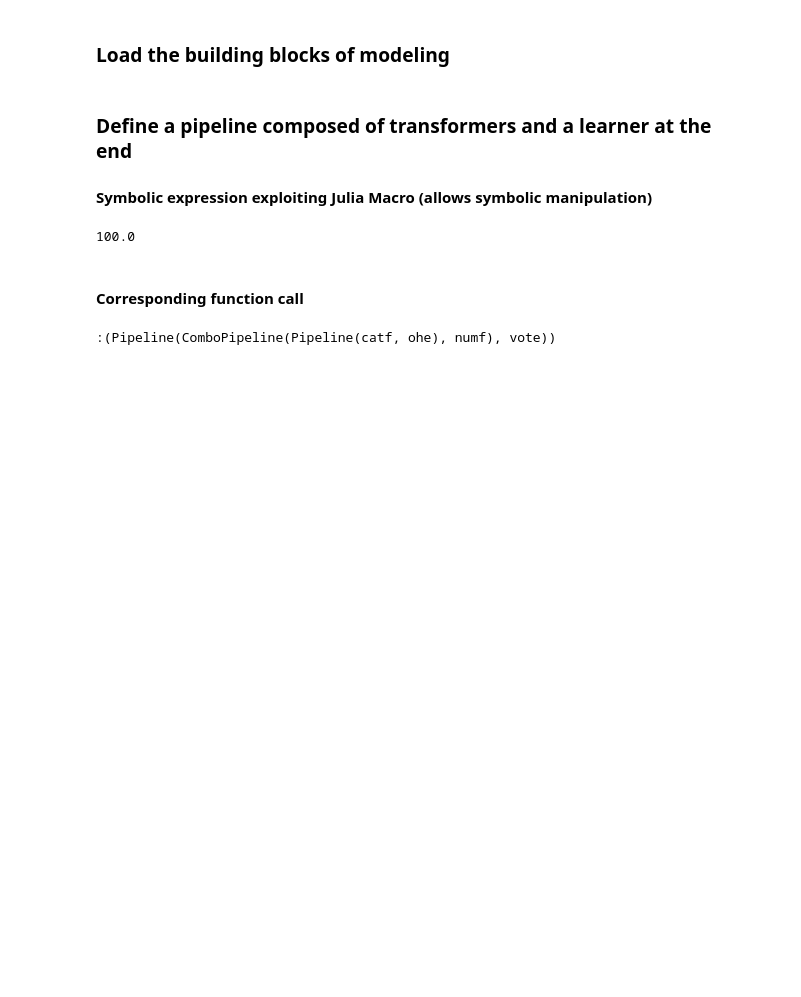
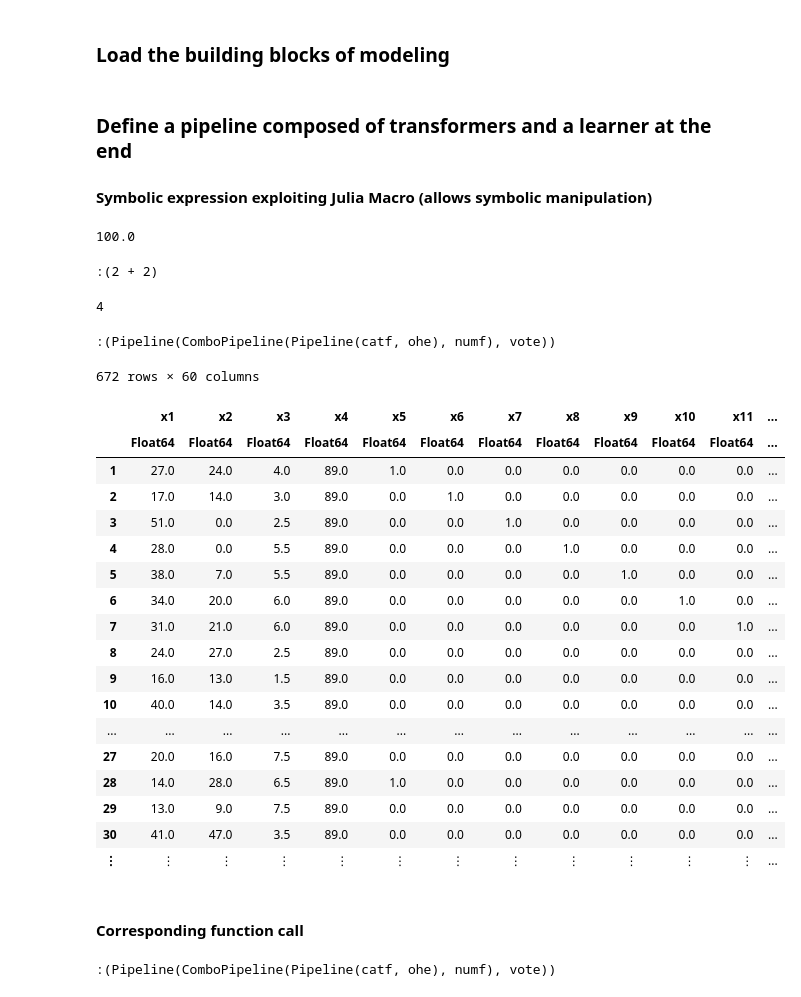
Before and after one commit to ppalmes/JuliaWorkshop, a Jupyter notebook: 03. AutoMLPipeline.ipynb, the cells around one changed output. Saved outputs shown, nothing was run; the diff lists cells and outputs as text; code cells hidden in the pictures; blank space fills up the shorter version.

```diff
--- a/03. AutoMLPipeline.ipynb
+++ b/03. AutoMLPipeline.ipynb
@@ -72,6 +72,41 @@ pred = fit_transform!(pvote,X,Y)
 score(:accuracy,pred,Y)
 # %% [output]
 100.0
+# %%
+a=:(2+2)
+# %% [output]
+:(2 + 2)
+# %%
+eval(a)
+# %% [output]
+4
+# %%
+@pipelinex (catf |> ohe) + (numf) |> vote
+# %% [output]
+:(Pipeline(ComboPipeline(Pipeline(catf, ohe), numf), vote))
+# %%
+pvote = @pipeline  numf + catf |> ohe
+pred = fit_transform!(pvote,X,Y)
+# %% [output]
+672 rows × 60 columns
+|  | x1 | x2 | x3 | x4 | x5 | x6 | x7 | x8 | x9 | x10 | x11 | ... |
+|  | Float64 | Float64 | Float64 | Float64 | Float64 | Float64 | Float64 | Float64 | Float64 | Float64 | Float64 | ... |
+| 1 | 27.0 | 24.0 | 4.0 | 89.0 | 1.0 | 0.0 | 0.0 | 0.0 | 0.0 | 0.0 | 0.0 | ... |
+| 2 | 17.0 | 14.0 | 3.0 | 89.0 | 0.0 | 1.0 | 0.0 | 0.0 | 0.0 | 0.0 | 0.0 | ... |
+| 3 | 51.0 | 0.0 | 2.5 | 89.0 | 0.0 | 0.0 | 1.0 | 0.0 | 0.0 | 0.0 | 0.0 | ... |
+| 4 | 28.0 | 0.0 | 5.5 | 89.0 | 0.0 | 0.0 | 0.0 | 1.0 | 0.0 | 0.0 | 0.0 | ... |
+| 5 | 38.0 | 7.0 | 5.5 | 89.0 | 0.0 | 0.0 | 0.0 | 0.0 | 1.0 | 0.0 | 0.0 | ... |
+| 6 | 34.0 | 20.0 | 6.0 | 89.0 | 0.0 | 0.0 | 0.0 | 0.0 | 0.0 | 1.0 | 0.0 | ... |
+| 7 | 31.0 | 21.0 | 6.0 | 89.0 | 0.0 | 0.0 | 0.0 | 0.0 | 0.0 | 0.0 | 1.0 | ... |
+| 8 | 24.0 | 27.0 | 2.5 | 89.0 | 0.0 | 0.0 | 0.0 | 0.0 | 0.0 | 0.0 | 0.0 | ... |
+| 9 | 16.0 | 13.0 | 1.5 | 89.0 | 0.0 | 0.0 | 0.0 | 0.0 | 0.0 | 0.0 | 0.0 | ... |
+| 10 | 40.0 | 14.0 | 3.5 | 89.0 | 0.0 | 0.0 | 0.0 | 0.0 | 0.0 | 0.0 | 0.0 | ... |
+| ... | ... | ... | ... | ... | ... | ... | ... | ... | ... | ... | ... | ... |
+| 27 | 20.0 | 16.0 | 7.5 | 89.0 | 0.0 | 0.0 | 0.0 | 0.0 | 0.0 | 0.0 | 0.0 | ... |
+| 28 | 14.0 | 28.0 | 6.5 | 89.0 | 1.0 | 0.0 | 0.0 | 0.0 | 0.0 | 0.0 | 0.0 | ... |
+| 29 | 13.0 | 9.0 | 7.5 | 89.0 | 0.0 | 0.0 | 0.0 | 0.0 | 0.0 | 0.0 | 0.0 | ... |
+| 30 | 41.0 | 47.0 | 3.5 | 89.0 | 0.0 | 0.0 | 0.0 | 0.0 | 0.0 | 0.0 | 0.0 | ... |
+| ⋮ | ⋮ | ⋮ | ⋮ | ⋮ | ⋮ | ⋮ | ⋮ | ⋮ | ⋮ | ⋮ | ⋮ | ... |
 # %% [markdown]
 #### Corresponding function call
 # %%
```
Also changed, not shown: parts of 5 cells of this notebook.
